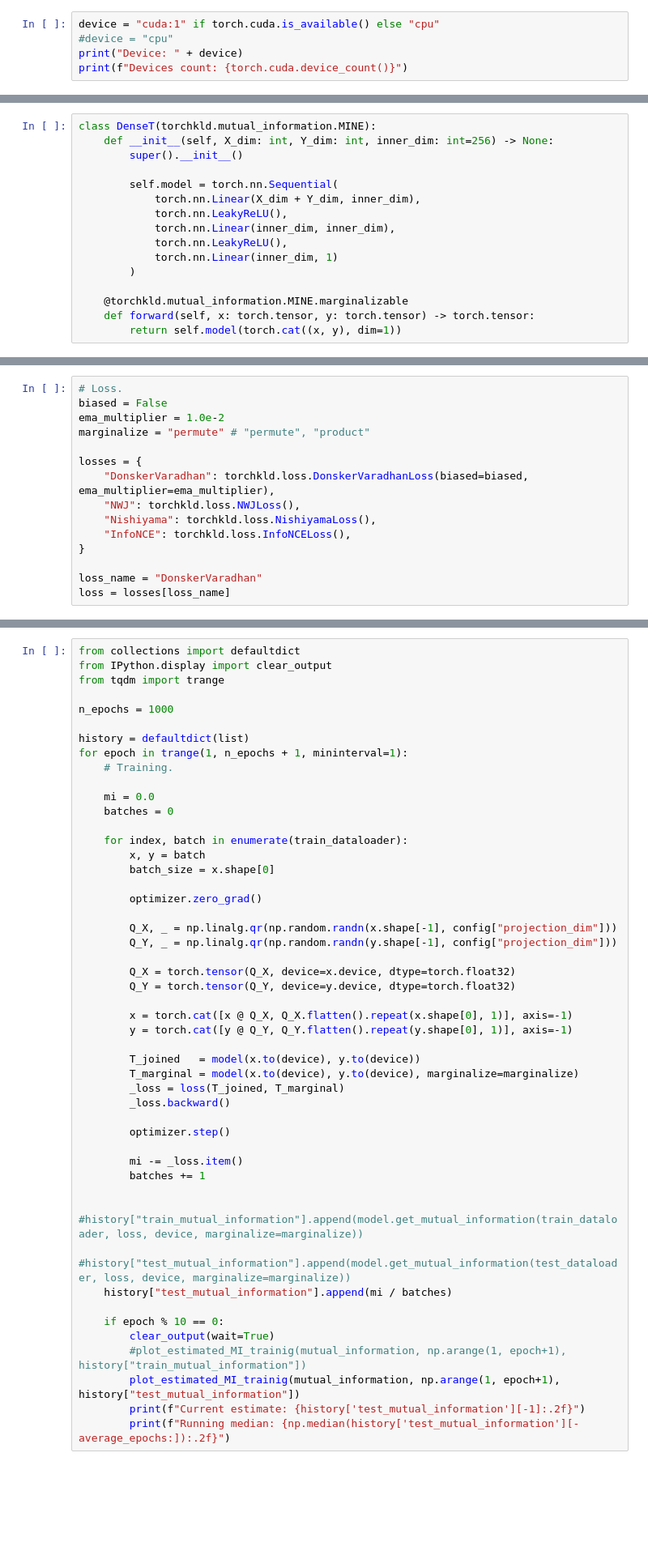
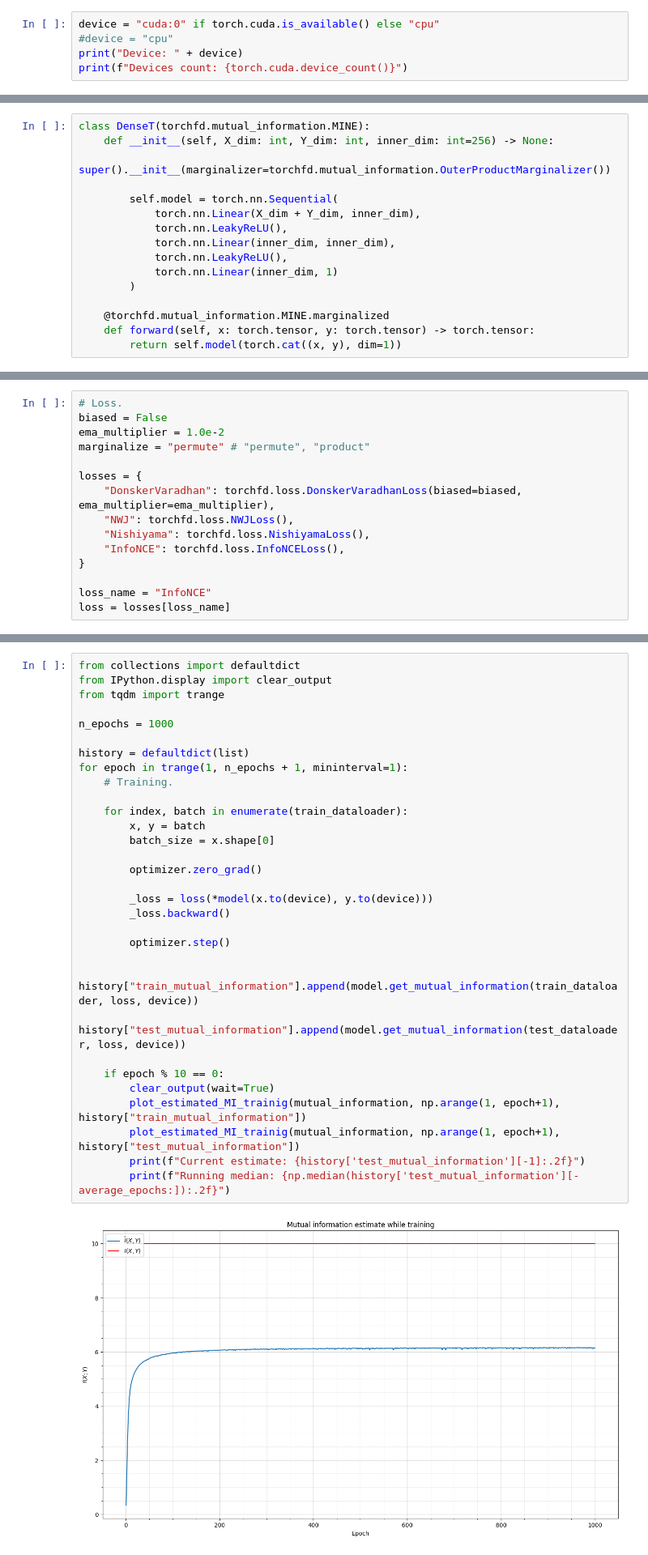
Before and after one commit to VanessB/pytorch-kld, a Jupyter notebook: source/examples/MINE (base distributions).ipynb, the cells around one changed output, grey strips where cells are left out. Shown at 81% size. Saved outputs shown, nothing was run; the diff lists cells and outputs as text; blank space fills up the shorter version.

Commit message:
Updated infrastructure to better support different marginalization strategies. Renamed package to better represent the goal to support different f-divergencies.

```diff
--- a/source/examples/MINE (base distributions).ipynb
+++ b/source/examples/MINE (base distributions).ipynb
@@ -13,6 +13,6 @@ import torchkld
 import mutinfo
 # %%
-device = "cuda:1" if torch.cuda.is_available() else "cpu"
+device = "cuda:0" if torch.cuda.is_available() else "cpu"
 #device = "cpu"
 print("Device: " + device)
 print(f"Devices count: {torch.cuda.device_count()}")
@@ -91,9 +76,9 @@ batch_size = 512
 train_dataloader = torch.utils.data.DataLoader(train_dataset, batch_size=batch_size, shuffle=True)
 test_dataloader  = torch.utils.data.DataLoader(test_dataset,  batch_size=batch_size, shuffle=False)
 # %%
-class DenseT(torchkld.mutual_information.MINE):
+class DenseT(torchfd.mutual_information.MINE):
     def __init__(self, X_dim: int, Y_dim: int, inner_dim: int=256) -> None:
-        super().__init__()
+        super().__init__(marginalizer=torchfd.mutual_information.OuterProductMarginalizer())
 
         self.model = torch.nn.Sequential(
             torch.nn.Linear(X_dim + Y_dim, inner_dim),
@@ -103,7 +88,7 @@ class DenseT(torchkld.mutual_information.MINE):
             torch.nn.Linear(inner_dim, 1)
         )
 
-    @torchkld.mutual_information.MINE.marginalizable
+    @torchfd.mutual_information.MINE.marginalized
     def forward(self, x: torch.tensor, y: torch.tensor) -> torch.tensor:
         return self.model(torch.cat((x, y), dim=1))
 # %% [markdown]
@@ -143,13 +110,13 @@ ema_multiplier = 1.0e-2
 marginalize = "permute" # "permute", "product"
 
 losses = {
-    "DonskerVaradhan": torchkld.loss.DonskerVaradhanLoss(biased=biased, ema_multiplier=ema_multiplier),
-    "NWJ": torchkld.loss.NWJLoss(),
-    "Nishiyama": torchkld.loss.NishiyamaLoss(),
-    "InfoNCE": torchkld.loss.InfoNCELoss(),
+    "DonskerVaradhan": torchfd.loss.DonskerVaradhanLoss(biased=biased, ema_multiplier=ema_multiplier),
+    "NWJ": torchfd.loss.NWJLoss(),
+    "Nishiyama": torchfd.loss.NishiyamaLoss(),
+    "InfoNCE": torchfd.loss.InfoNCELoss(),
 }
 
-loss_name = "DonskerVaradhan"
+loss_name = "InfoNCE"
 loss = losses[loss_name]
 # %% [markdown]
 Optimizer
@@ -167,49 +134,33 @@ average_epochs = 100
 # %%
 from collections import defaultdict
 from IPython.display import clear_output
 from tqdm import trange
 
 n_epochs = 1000
 
 history = defaultdict(list)
 for epoch in trange(1, n_epochs + 1, mininterval=1):
     # Training.
 
-    mi = 0.0
-    batches = 0
-
     for index, batch in enumerate(train_dataloader):
         x, y = batch
         batch_size = x.shape[0]
 
         optimizer.zero_grad()
 
-        Q_X, _ = np.linalg.qr(np.random.randn(x.shape[-1], config["projection_dim"]))
-        Q_Y, _ = np.linalg.qr(np.random.randn(y.shape[-1], config["projection_dim"]))
-
-        Q_X = torch.tensor(Q_X, device=x.device, dtype=torch.float32)
-        Q_Y = torch.tensor(Q_Y, device=y.device, dtype=torch.float32)
-
-        x = torch.cat([x @ Q_X, Q_X.flatten().repeat(x.shape[0], 1)], axis=-1)
-        y = torch.cat([y @ Q_Y, Q_Y.flatten().repeat(y.shape[0], 1)], axis=-1)
-
-        T_joined   = model(x.to(device), y.to(device))
-        T_marginal = model(x.to(device), y.to(device), marginalize=marginalize)
-        _loss = loss(T_joined, T_marginal)
+        _loss = loss(*model(x.to(device), y.to(device)))
         _loss.backward()
 
         optimizer.step()
 
-        mi -= _loss.item()
-        batches += 1
-
-    #history["train_mutual_information"].append(model.get_mutual_information(train_dataloader, loss, device, marginalize=marginalize))
-    #history["test_mutual_information"].append(model.get_mutual_information(test_dataloader, loss, device, marginalize=marginalize))
-    history["test_mutual_information"].append(mi / batches)
+    history["train_mutual_information"].append(model.get_mutual_information(train_dataloader, loss, device))
+    history["test_mutual_information"].append(model.get_mutual_information(test_dataloader, loss, device))
 
     if epoch % 10 == 0:
         clear_output(wait=True)
-        #plot_estimated_MI_trainig(mutual_information, np.arange(1, epoch+1), history["train_mutual_information"])
+        plot_estimated_MI_trainig(mutual_information, np.arange(1, epoch+1), history["train_mutual_information"])
         plot_estimated_MI_trainig(mutual_information, np.arange(1, epoch+1), history["test_mutual_information"])
         print(f"Current estimate: {history['test_mutual_information'][-1]:.2f}")
         print(f"Running median: {np.median(history['test_mutual_information'][-average_epochs:]):.2f}")
+# %% [output]
+[figure, added]
```
Also changed, not shown: parts of 8 cells of this notebook, 5 other files.
